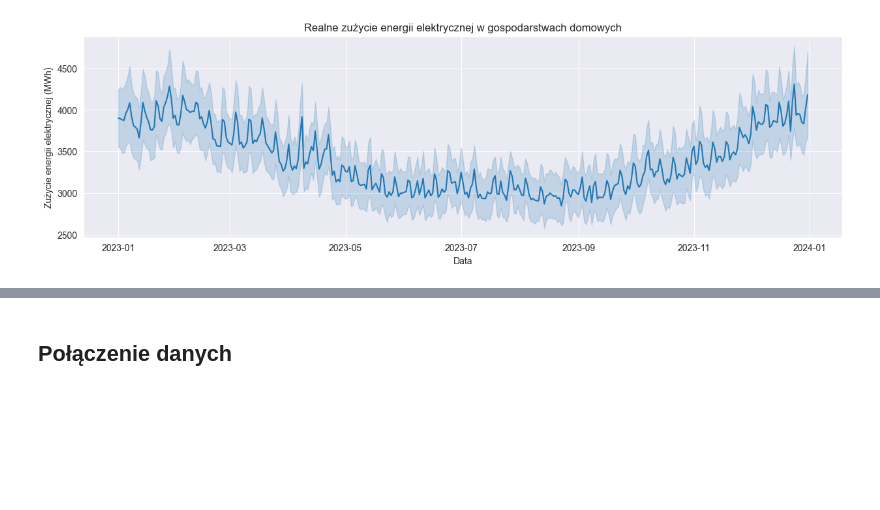
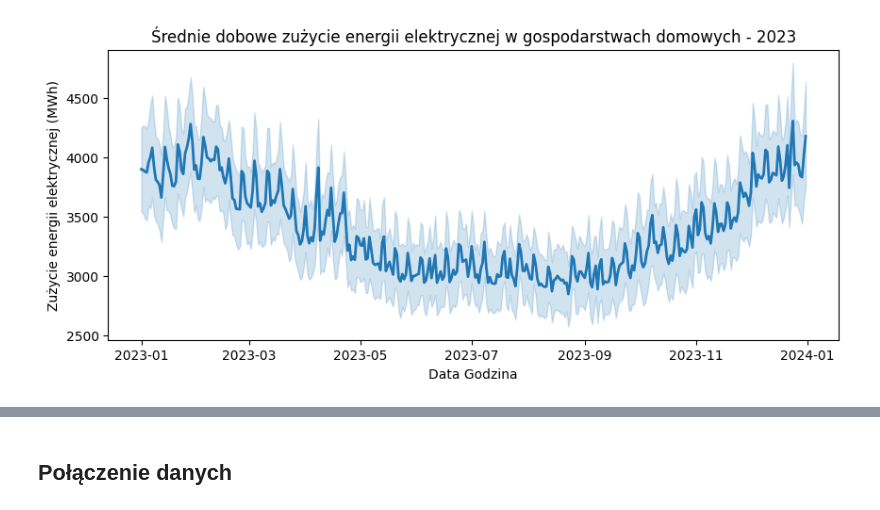
Before and after one commit to pawellachowski777/Master-thesis, a Jupyter notebook: 2.analiza.ipynb, the cells around one changed output, grey strips where cells are left out. Cells and saved outputs as stored; diff of their text form; code cells hidden in the pictures; blank space fills up the shorter version.

Commit message:
add visuals, compleating chapter wit data processing

```diff
--- a/2.analiza.ipynb
+++ b/2.analiza.ipynb
@@ -13,10 +79,9 @@ df_profile = pd.read_parquet('data/2023/processed_standardowe_profile_enea.parqu
 # %%
-plt.figure(figsize=(15,4))
-sns.lineplot(data=df_profile, x='Data', y='Godzinowe zużycie gd MWh')
-plt.xlabel('Data')
+plt.figure(figsize=(10,4))
+sns.lineplot(data=df_profile, x='Data', y='Godzinowe zużycie gd MWh', linewidth=2, errorbar=('ci', 95))
+plt.xlabel('Data Godzina')
 plt.ylabel('Zużycie energii elektrycznej (MWh)')
-plt.title('Realne zużycie energii elektrycznej w gospodarstwach domowych')
-
+plt.title('Średnie dobowe zużycie energii elektrycznej w gospodarstwach domowych - 2023')
 plt.show()
 # %% [output]
-[figure, old version]
+[figure, new version]
```
Also changed, not shown: parts of 24 cells of this notebook, 17 other files.
